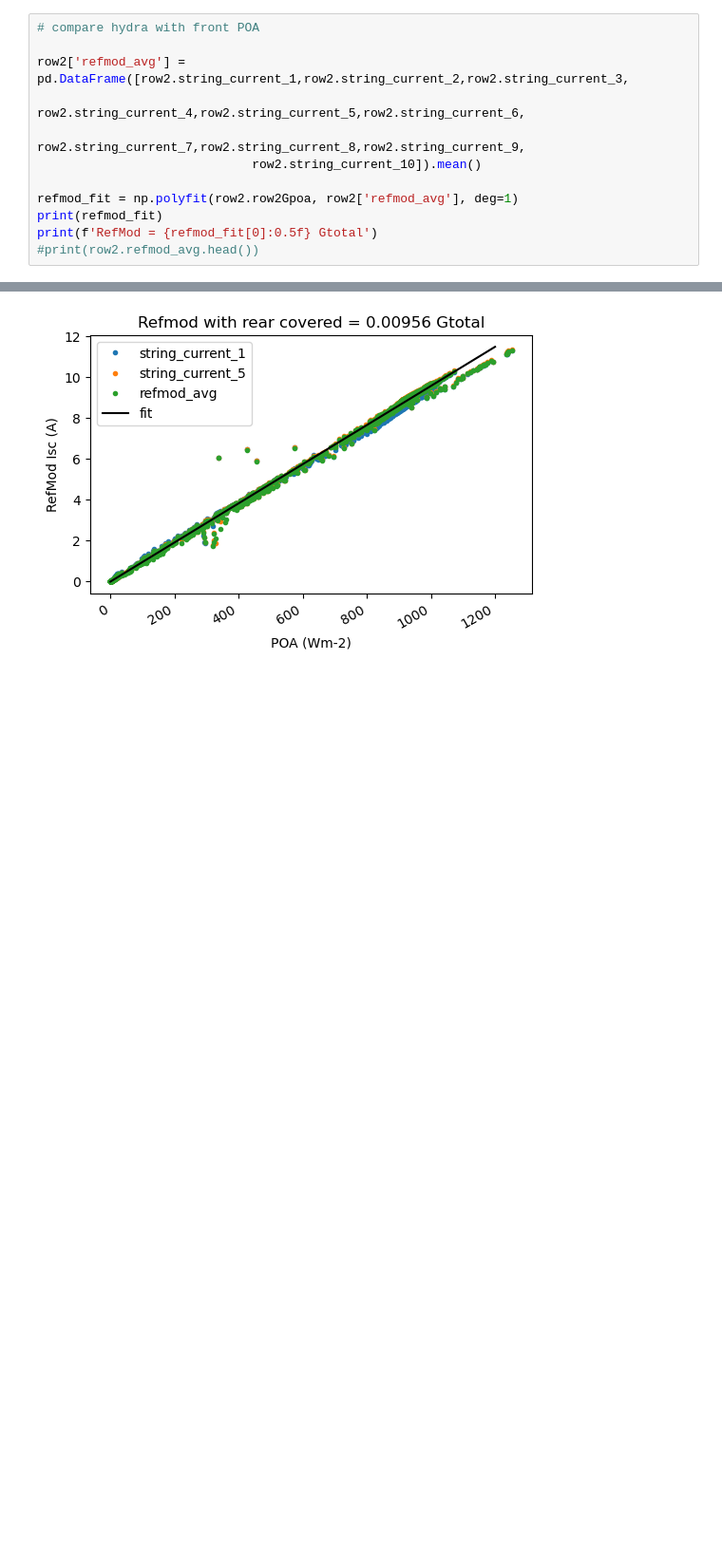
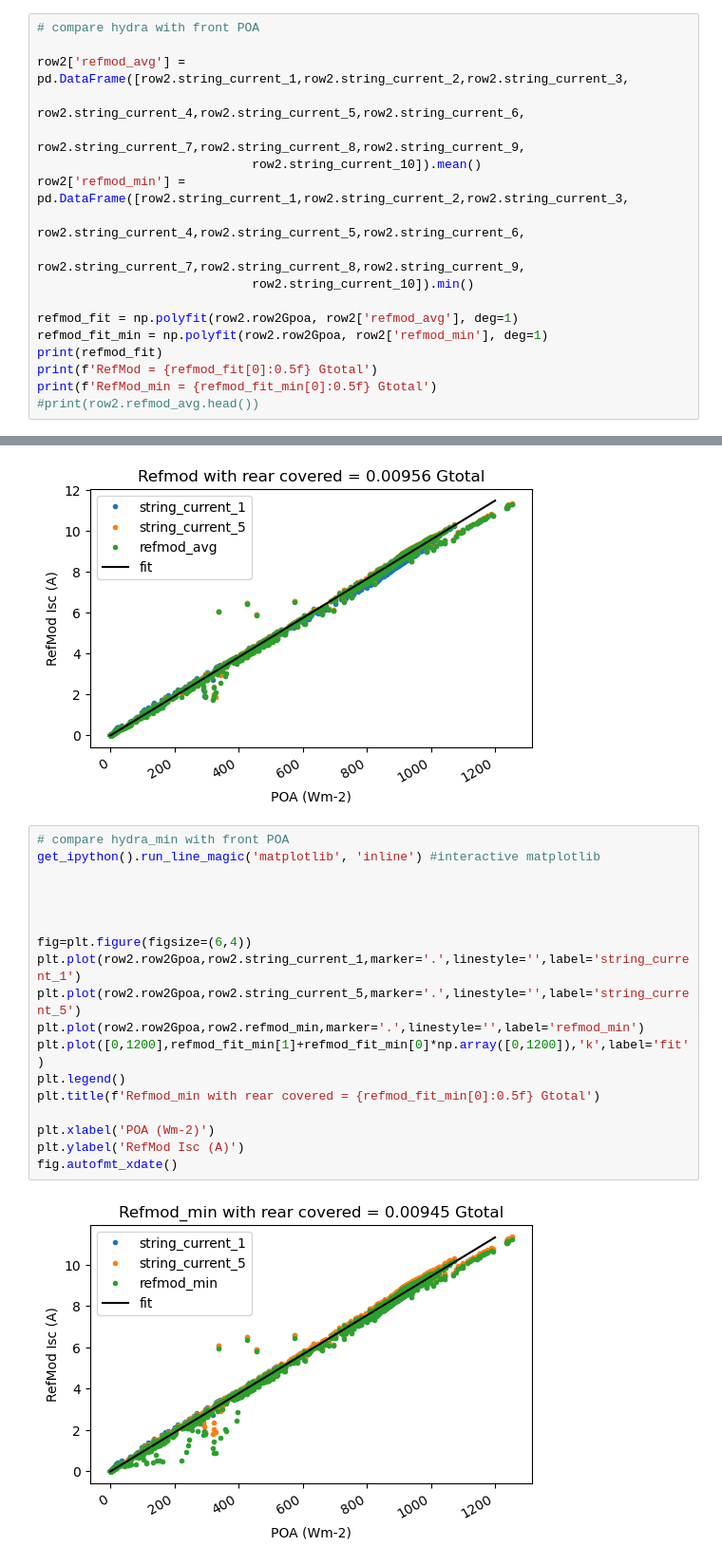
Before and after one commit to shirubana/Approaches2BifacialPerformanceMonitoring, a Jupyter notebook: Analysis/Method4_calibration_3_29_2023.ipynb, the cells around one changed output, grey strips where cells are left out. Shown: that part at 95% size. Saved outputs shown, nothing was run; the diff lists cells and outputs as text; blank space fills up the shorter version.

Commit message:
Run calibration for Hydra_min = 9.45A

```diff
--- a/Analysis/Method4_calibration_3_29_2023.ipynb
+++ b/Analysis/Method4_calibration_3_29_2023.ipynb
@@ -182,10 +183,16 @@ row2['refmod_avg'] = pd.DataFrame([row2.string_current_1,row2.string_current_2,r
                              row2.string_current_4,row2.string_current_5,row2.string_current_6,
                              row2.string_current_7,row2.string_current_8,row2.string_current_9,
                              row2.string_current_10]).mean()
+row2['refmod_min'] = pd.DataFrame([row2.string_current_1,row2.string_current_2,row2.string_current_3,
+                             row2.string_current_4,row2.string_current_5,row2.string_current_6,
+                             row2.string_current_7,row2.string_current_8,row2.string_current_9,
+                             row2.string_current_10]).min()
 
 refmod_fit = np.polyfit(row2.row2Gpoa, row2['refmod_avg'], deg=1)
+refmod_fit_min = np.polyfit(row2.row2Gpoa, row2['refmod_min'], deg=1)
 print(refmod_fit)
 print(f'RefMod = {refmod_fit[0]:0.5f} Gtotal')
+print(f'RefMod_min = {refmod_fit_min[0]:0.5f} Gtotal')
 #print(row2.refmod_avg.head())
 # %% [output]
 [ 0.0095649  -0.00197101]
@@ -210,3 +218,23 @@ plt.ylabel('RefMod Isc (A)')
 fig.autofmt_xdate()
 # %% [output]
 [figure]
+# %%
+# compare hydra_min with front POA
+get_ipython().run_line_magic('matplotlib', 'inline') #interactive matplotlib
+
+
+
+
+fig=plt.figure(figsize=(6,4))
+plt.plot(row2.row2Gpoa,row2.string_current_1,marker='.',linestyle='',label='string_current_1')
+plt.plot(row2.row2Gpoa,row2.string_current_5,marker='.',linestyle='',label='string_current_5')
+plt.plot(row2.row2Gpoa,row2.refmod_min,marker='.',linestyle='',label='refmod_min')
+plt.plot([0,1200],refmod_fit_min[1]+refmod_fit_min[0]*np.array([0,1200]),'k',label='fit' )
+plt.legend()
+plt.title(f'Refmod_min with rear covered = {refmod_fit_min[0]:0.5f} Gtotal')
+
+plt.xlabel('POA (Wm-2)')
+plt.ylabel('RefMod Isc (A)')
+fig.autofmt_xdate()
+# %% [output]
+[figure, added]
```
Also changed, not shown: parts of 3 cells of this notebook.
